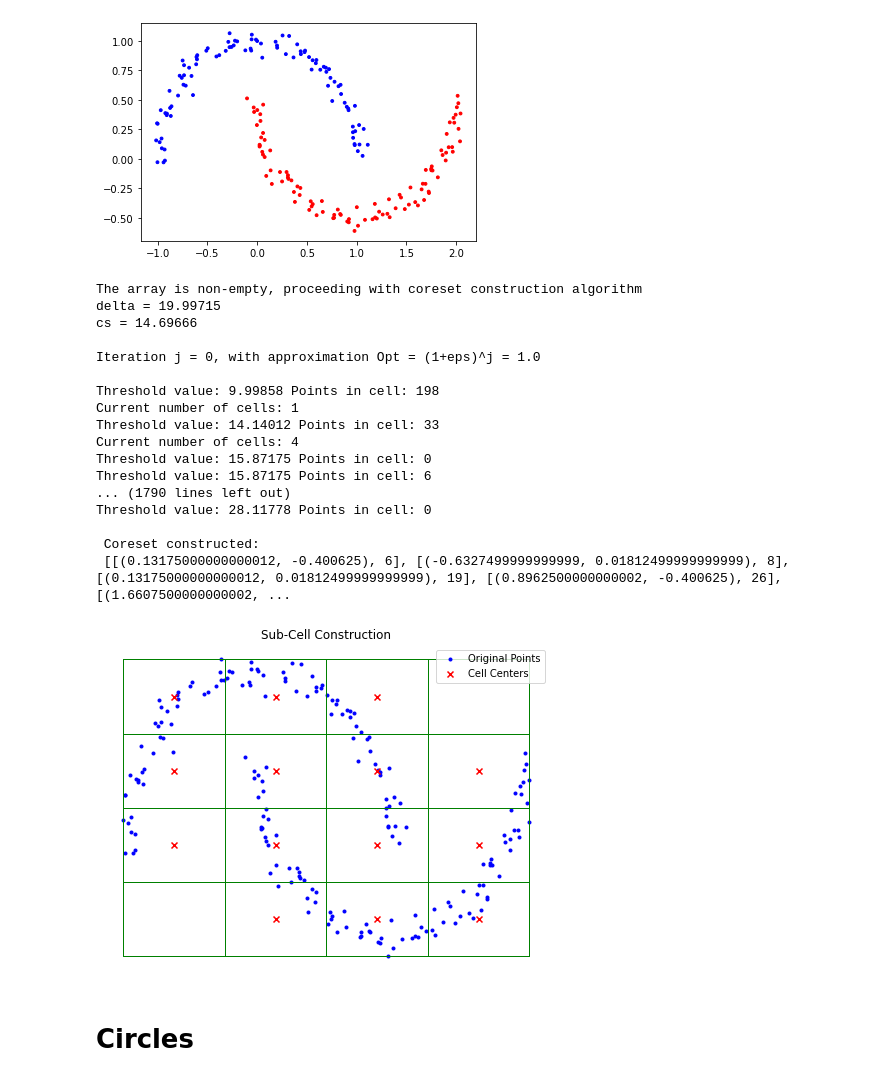
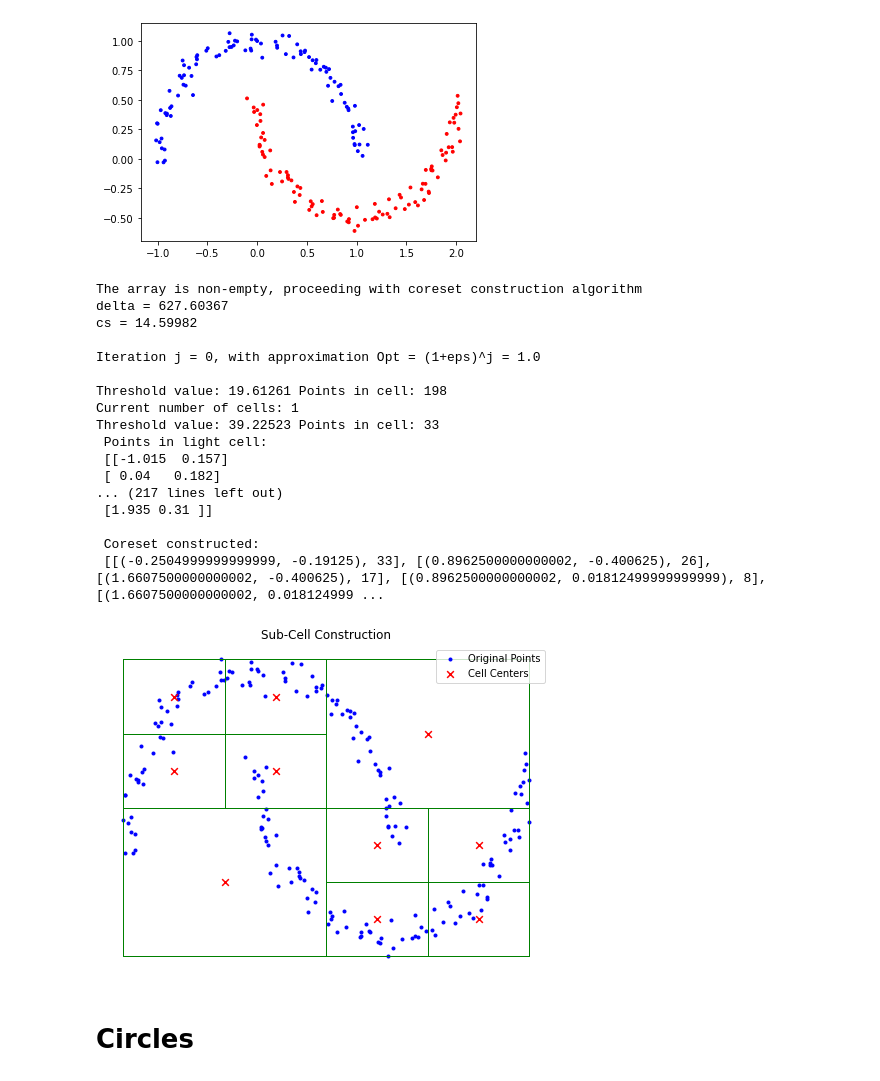
Before and after one commit to SGladkis/Coresets-in-Dynamic-Geometric-Data-Streams-implementation, a Jupyter notebook: code.ipynb, the cells around one changed output. Saved outputs shown, nothing was run; the diff lists cells and outputs as text; code cells hidden in the pictures.

```diff
--- a/code.ipynb
+++ b/code.ipynb
@@ -12,12 +12,13 @@ plt.scatter(blobs[:, 0], blobs[:, 1], c=blob_labels, cmap="bwr", s=8);
 [figure]
 # %%
 k = 2
-D = 0.000000985
+D =  0.0000005 #0.000000985
 eps = 0.1
 X = blobs
-alpha = 5 #take alpha as an arbitrary number - constant, lets say 5
-n_initial = len(X) # n is the size of the current point set, a.k.a. n is all of the initial points
-Opt = -int(- (alpha+1) * (np.log(np.sqrt(2)) / np.log(1 + eps)) // 1) #rounded up, number of guesses
+DELTA = 5 # take DELTA as an arbitrary constant, lets say 5
+n_initial = len(X) # the size of the current point set, a.k.a. n is all of the initial points
+# Opt = round up: (DELTA+1) * log_(base 1 + eps)(sqrt(2))
+Opt = -int(- (DELTA+1) * (np.log(np.sqrt(2)) / np.log(1 + eps)) // 1) #rounded up, number of guesses for opt approx.
 print(Opt)
 # %% [output]
 22
@@ -35,11 +36,11 @@ def visualize_splitting(Z, c_centers, lines, X, initial_bbox, title="Sub-Cell Co
     # Plot points in light cells
     #for points_in_cell in Z:
     #    cell_points = np.array(points_in_cell)
-    #    plt.scatter(cell_points[:, 0], cell_points[:, 1], color='orange', marker='.', label='Light Cell')
+    #    plt.scatter(cell_points[:, 0], cell_points[:, 1], color='orange', label='Light Cell')
 
     # Plot cell centers
     centers = np.array(c_centers)
-    plt.scatter(centers[:, 0], centers[:, 1], color='red', marker='x', label='Cell Centers')
+    plt.scatter(centers[:, 0], centers[:, 1], color='red', marker='x', label='Cell Centers', s=45)
 
     # Plot the splitting lines
     for line in lines:
@@ -48,9 +49,7 @@ def visualize_splitting(Z, c_centers, lines, X, initial_bbox, title="Sub-Cell Co
                 (rect_coords[0][0], rect_coords[1][0]),  # Bottom-left and top-right corner
                 rect_coords[0][1] - rect_coords[0][0],   # Width
                 rect_coords[1][1] - rect_coords[1][0],   # Height
-                edgecolor='green',
-                facecolor='none'
-            )
+                edgecolor='green', facecolor='none')
             plt.gca().add_patch(rect)
 
     plt.title(title)
@@ -65,11 +64,11 @@ def recursive_split(X, cell, k, D, eps, opt, n_initial, delta, nr_of_cells, cs,
     x1, x2, y1, y2 = cell
     points_in_cell = X[(X[:, 0] >= x1) & (X[:, 0] < x2) & (X[:, 1] >= y1) & (X[:, 1] < y2)]
 
-    threshold = delta*opt / pow(2, 1/(i+1))  # temp pow(2, i)  pow(2, 1/(i+1))
+    threshold = delta*opt / pow(2, i)
     print("Threshold value:", round(threshold, 5), "Points in cell:", len(points_in_cell))
     if len(points_in_cell) < threshold:
         # If there are less than the threshold number of points, it's a light cell
-        # First time this is checked, it checks the grid g**1 if it is light (step #3)
+        # First time this is checked, it checks the grid g**i if it is light (step #3)
         # Afterwards when it recurs it does step #3.4, marks c as a light cell and adds it to Z
         # Also when it recurs it does step #3.5 here (delete c from Y) as the light cell c will no longer be recured
 
@@ -86,12 +85,13 @@ def recursive_split(X, cell, k, D, eps, opt, n_initial, delta, nr_of_cells, cs,
 
         # The would-be number of cells if the below code executes
         # Does not allow to create more subcells than cs
-        if nr_of_cells <= cs and (i+1 < np.log(delta * opt) + 1):
+        if i>=0:  #i-1 >= np.log(delta * opt) + 1 and nr_of_cells <= cs
+
             # Step #3.1 if c is heavy then
             # Split the cell
-            # First time this executes - only if g**1 is heavy and splits it into 4 sub-cells c1, c2, c3, c4 (step #3)
-            # Afterwards the level of each cell goes to g**i, with side length 2**i with each recursion
-            i = i + 1
+            # First time this executes - only if g**i is heavy and splits it into 4 sub-cells c1, c2, c3, c4 (step #3)
+            # Afterwards the level of each cell goes to g**i-1, with side length 2**i-1 with each recursion
+            i = i - 1
             mid_x = (x1 + x2) / 2
             mid_y = (y1 + y2) / 2
 
@@ -146,13 +146,12 @@ def coreset_construction(X, k, D, eps, n_initial):
         print("cs =", round(cs, 5))
 
         for j in range(0, Opt):
-        #for j in range(Opt, -1, -1):
             print("\nIteration j = " + str(j) + ", with approximation Opt = (1+eps)^j = " + str(pow((1+eps), j)) + "\n")
 
             # Cell counter
             nr_of_cells = 1
             # i-th iteration tracking for recursive alg
-            i=0
+            i = 5
             # Lines defining sub-cell boundries
             lines = []
             # Step #0: arr to store light cells c
@@ -160,11 +159,9 @@ def coreset_construction(X, k, D, eps, n_initial):
             # Cell centers
             c_centers = []
 
-
             # Start the recursive splitting, here Opt = (1+eps)^j
             Z, c_centers, lines = recursive_split(X, Y, k, D, eps, pow((1+eps), j), n_initial,
                                                   delta, nr_of_cells, cs, i, lines, Z, c_centers)
-
             # Start the coreset calculation
             S = coreset(Z, c_centers, delta, cs, eps)
 
@@ -173,7 +170,6 @@ def coreset_construction(X, k, D, eps, n_initial):
 
                 initial_bbox = [[x_min, y_min], [x_max, y_min], [x_max, y_max], [x_min, y_max], [x_min, y_min]]
                 visualize_splitting(Z, c_centers, lines, X, initial_bbox)
-                #print(lines)
 
                 return S
         return "Coreset could not be constructed"
@@ -229,26 +220,26 @@ plt.scatter(moons[:, 0], moons[:, 1], c=moon_labels, cmap="bwr", s=8);
 # %% [output]
 [figure]
 # %%
-coreset_construction(moons, k, D, eps, len(moons));
+coreset_construction(moons, k, 0.000000001, eps, len(moons));
 # %% [output]
 The array is non-empty, proceeding with coreset construction algorithm
-delta = 19.99715
-cs = 14.69666
+delta = 627.60367
+cs = 14.59982
 
 Iteration j = 0, with approximation Opt = (1+eps)^j = 1.0
 
-Threshold value: 9.99858 Points in cell: 198
+Threshold value: 19.61261 Points in cell: 198
 Current number of cells: 1
-Threshold value: 14.14012 Points in cell: 33
-Current number of cells: 4
-Threshold value: 15.87175 Points in cell: 0
-Threshold value: 15.87175 Points in cell: 6
-... (1790 lines left out)
-Threshold value: 28.11778 Points in cell: 0
+Threshold value: 39.22523 Points in cell: 33
+ Points in light cell:
+ [[-1.015  0.157]
+ [ 0.04   0.182]
+... (217 lines left out)
+ [1.935 0.31 ]]
 
  Coreset constructed:
- [[(0.13175000000000012, -0.400625), 6], [(-0.6327499999999999, 0.01812499999999999), 8], [(0.13175000000000012, 0.01812499999999999), 19], [(0.8962500000000002, -0.400625), 26], [(1.6607500000000002, ...
+ [[(-0.2504999999999999, -0.19125), 33], [(0.8962500000000002, -0.400625), 26], [(1.6607500000000002, -0.400625), 17], [(0.8962500000000002, 0.01812499999999999), 8], [(1.6607500000000002, 0.018124999 ...
-[figure, old version]
+[figure, new version]
 # %% [markdown]
 # Circles
 # %%
```
Also changed, not shown: parts of 5 cells of this notebook.
